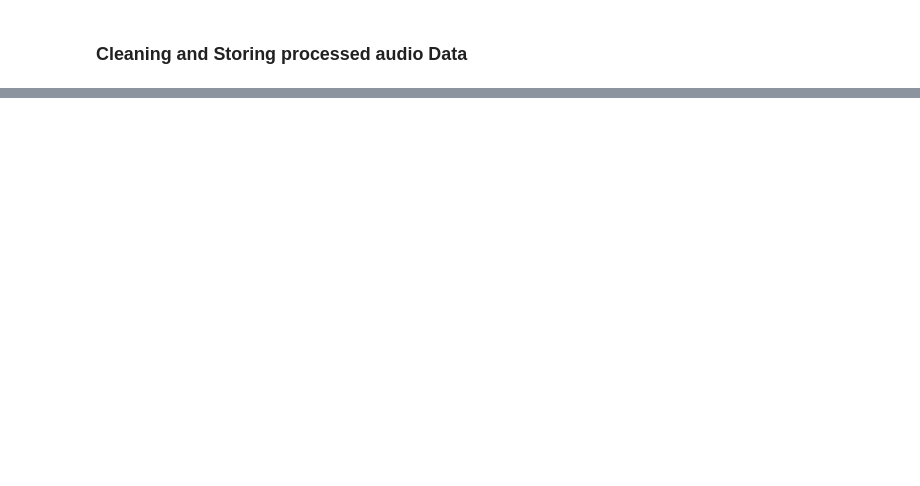
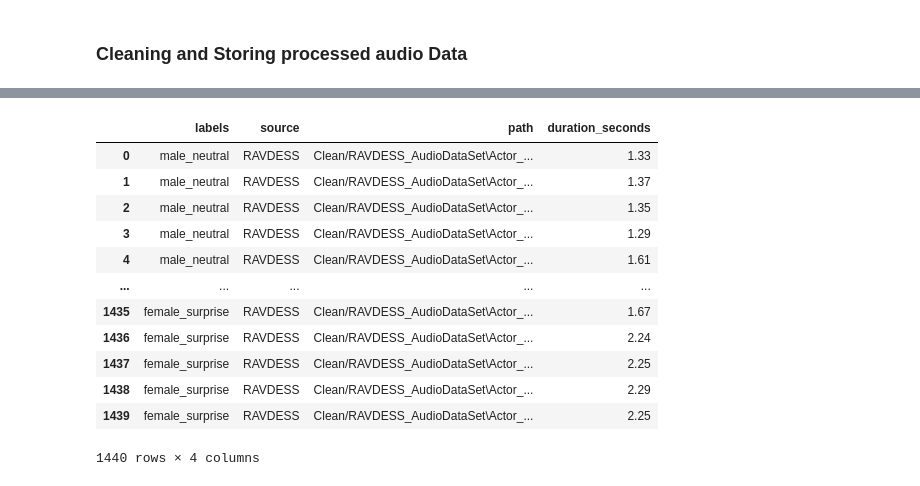
Before and after one commit to EmilVl6/Speech-Emotion-Classification-by-utilizing-a-Convolutional-Neural-Network, a Jupyter notebook: Emotion Audio Classification using Convolutional Neural Network ~ Emil Vinod.ipynb, the cells around one changed output, grey strips where cells are left out. Saved outputs shown, nothing was run; the diff lists cells and outputs as text; code cells hidden in the pictures; blank space fills up the shorter version.

```diff
--- a/Emotion Audio Classification using Convolutional Neural Network ~ Emil Vinod.ipynb
+++ b/Emotion Audio Classification using Convolutional Neural Network ~ Emil Vinod.ipynb
@@ -312,0 +405,17 @@ if len(os.listdir('Clean'))== 1:
+# %%
+# Processed as noticed by the shorter 'duration_seconds'
+RAV_df
+# %% [output]
+|  | labels | source | path | duration_seconds |
+| 0 | male_neutral | RAVDESS | Clean/RAVDESS_AudioDataSet\Actor_... | 1.33 |
+| 1 | male_neutral | RAVDESS | Clean/RAVDESS_AudioDataSet\Actor_... | 1.37 |
+| 2 | male_neutral | RAVDESS | Clean/RAVDESS_AudioDataSet\Actor_... | 1.35 |
+| 3 | male_neutral | RAVDESS | Clean/RAVDESS_AudioDataSet\Actor_... | 1.29 |
+| 4 | male_neutral | RAVDESS | Clean/RAVDESS_AudioDataSet\Actor_... | 1.61 |
+| ... | ... | ... | ... | ... |
+| 1435 | female_surprise | RAVDESS | Clean/RAVDESS_AudioDataSet\Actor_... | 1.67 |
+| 1436 | female_surprise | RAVDESS | Clean/RAVDESS_AudioDataSet\Actor_... | 2.24 |
+| 1437 | female_surprise | RAVDESS | Clean/RAVDESS_AudioDataSet\Actor_... | 2.25 |
+| 1438 | female_surprise | RAVDESS | Clean/RAVDESS_AudioDataSet\Actor_... | 2.29 |
+| 1439 | female_surprise | RAVDESS | Clean/RAVDESS_AudioDataSet\Actor_... | 2.25 |
+1440 rows × 4 columns
```
Also changed, not shown: parts of 18 cells of this notebook.
